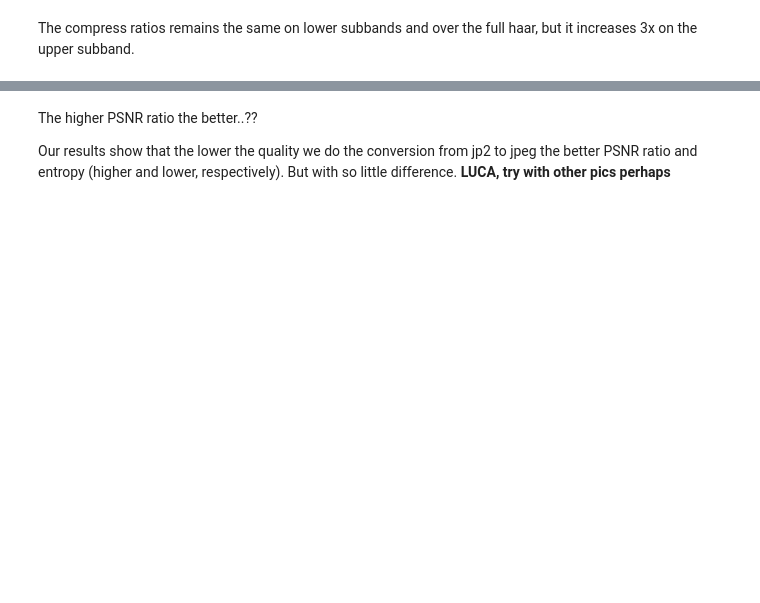
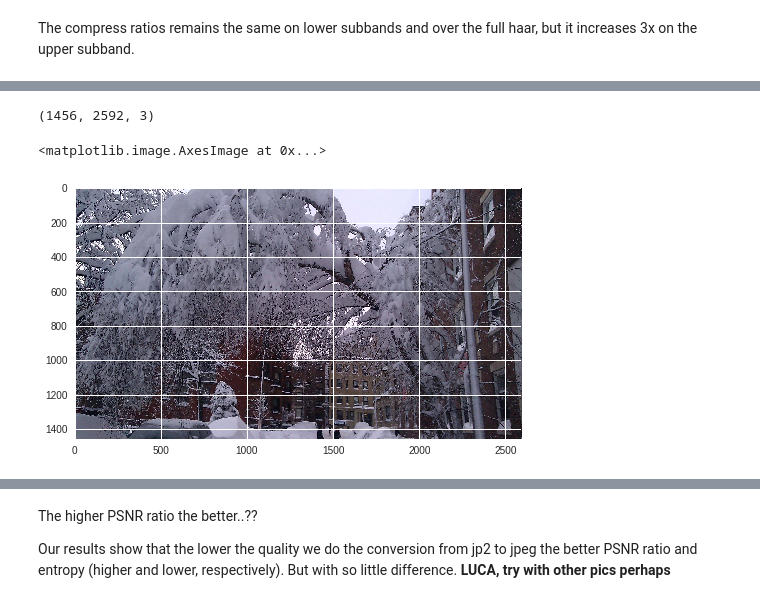
Before and after one commit to alvarogg777/colabCompression, a Jupyter notebook: Compress_Lab4.ipynb, the cells around one changed output, grey strips where cells are left out. Drawn from its saved outputs; the diff is of its cells as text; code cells hidden in the pictures; blank space fills up the shorter version.

```diff
--- a/Compress_Lab4.ipynb
+++ b/Compress_Lab4.ipynb
@@ -287,3 +309,12 @@ Successfully installed glymur-0.8.16 pgmagick-0.7.4
+# %%
+# plt.imshow(plt.imnemo100)
+# !ls
+print(plt.imread('nemo100.jp2').shape)
+plt.imshow(plt.imread('nemo100.jp2'))
+# %% [output]
+(1456, 2592, 3)
+<matplotlib.image.AxesImage at 0x...>
+[figure, added]
 # %%
 # https://www.howtogeek.com/109369/how-to-quickly-resize-convert-modify-images-from-the-linux-terminal/
 # %%
```
Also changed, not shown: parts of 35 cells of this notebook.
